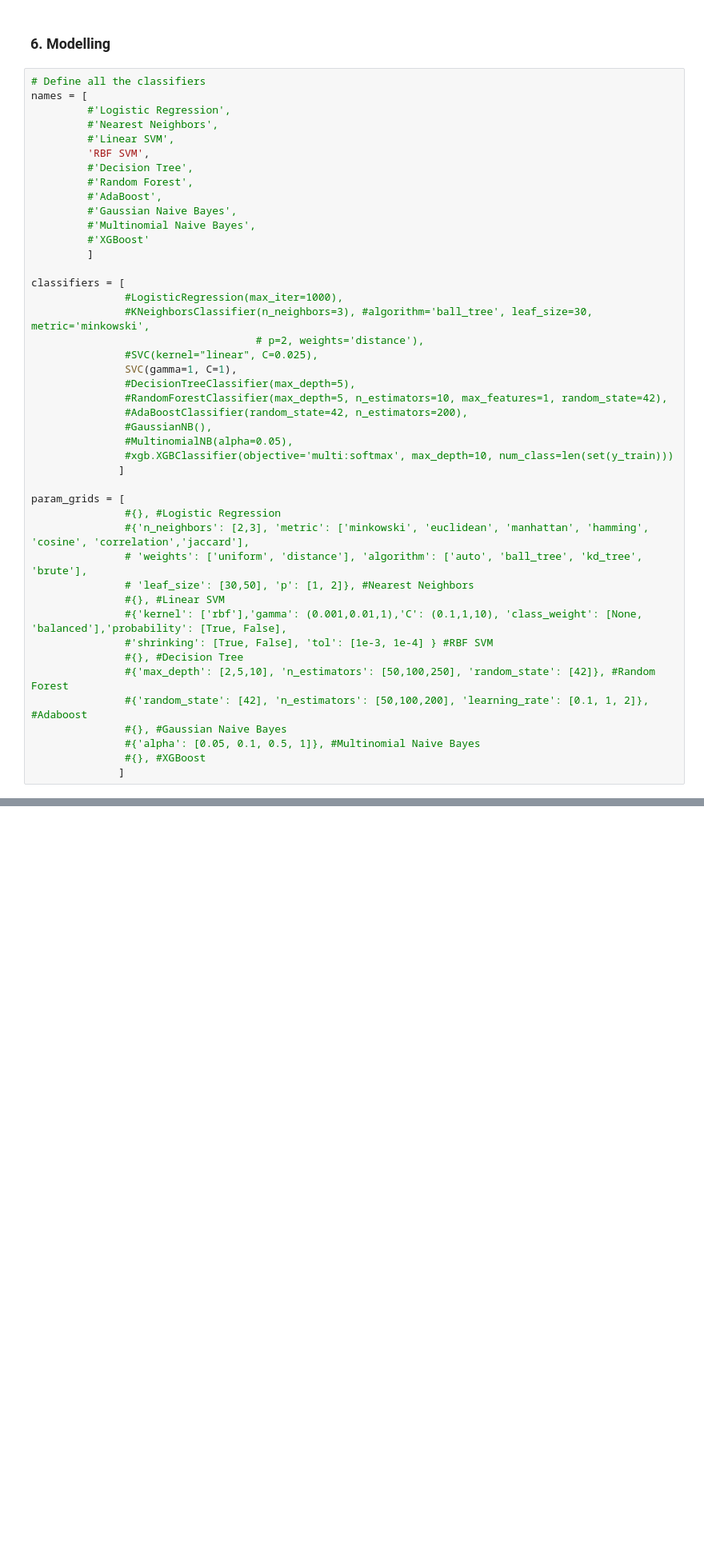
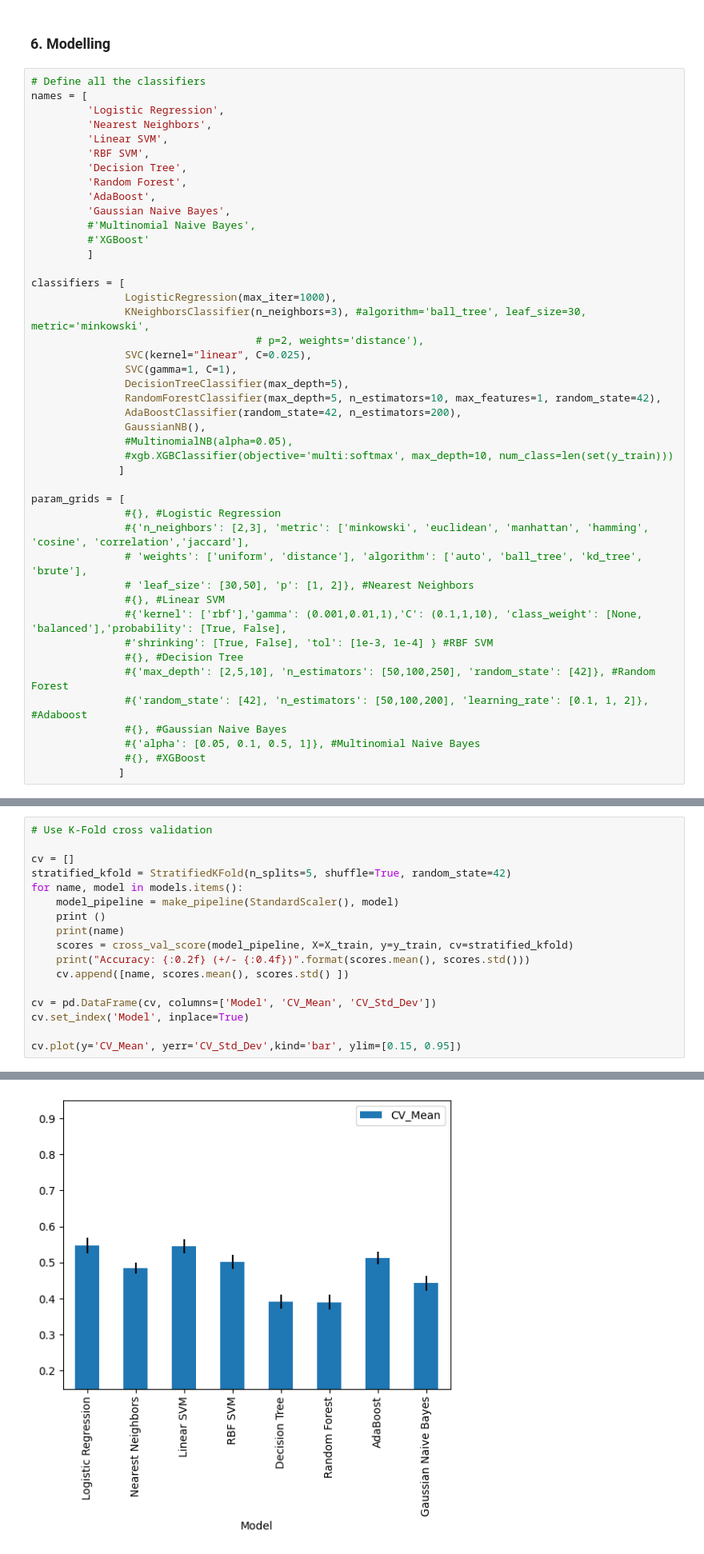
Before and after one commit to dawieloots/advanced-classification-predict, a Jupyter notebook: notebook/advanced-classification-predict-colab.ipynb, the cells around one changed output, grey strips where cells are left out. Shown at 80% size. Saved outputs shown, nothing was run; the diff lists cells and outputs as text; blank space fills up the shorter version.

```diff
--- a/notebook/advanced-classification-predict-colab.ipynb
+++ b/notebook/advanced-classification-predict-colab.ipynb
@@ -574,28 +574,28 @@ X_test = X_test[:, top_indices]
 # %%
 # Define all the classifiers
 names = [
-         #'Logistic Regression',
-         #'Nearest Neighbors',
-         #'Linear SVM',
+         'Logistic Regression',
+         'Nearest Neighbors',
+         'Linear SVM',
          'RBF SVM',
-         #'Decision Tree',
-         #'Random Forest',
-         #'AdaBoost',
-         #'Gaussian Naive Bayes',
+         'Decision Tree',
+         'Random Forest',
+         'AdaBoost',
+         'Gaussian Naive Bayes',
          #'Multinomial Naive Bayes',
          #'XGBoost'
          ]
 
 classifiers = [
-               #LogisticRegression(max_iter=1000),
-               #KNeighborsClassifier(n_neighbors=3), #algorithm='ball_tree', leaf_size=30, metric='minkowski',
+               LogisticRegression(max_iter=1000),
+               KNeighborsClassifier(n_neighbors=3), #algorithm='ball_tree', leaf_size=30, metric='minkowski',
                                     # p=2, weights='distance'),
-               #SVC(kernel="linear", C=0.025),
+               SVC(kernel="linear", C=0.025),
                SVC(gamma=1, C=1),
-               #DecisionTreeClassifier(max_depth=5),
-               #RandomForestClassifier(max_depth=5, n_estimators=10, max_features=1, random_state=42),
-               #AdaBoostClassifier(random_state=42, n_estimators=200),
-               #GaussianNB(),
+               DecisionTreeClassifier(max_depth=5),
+               RandomForestClassifier(max_depth=5, n_estimators=10, max_features=1, random_state=42),
+               AdaBoostClassifier(random_state=42, n_estimators=200),
+               GaussianNB(),
                #MultinomialNB(alpha=0.05),
                #xgb.XGBClassifier(objective='multi:softmax', max_depth=10, num_class=len(set(y_train)))
               ]
@@ -680,0 +693,18 @@ cv.plot(y='CV_Mean', yerr='CV_Std_Dev',kind='bar', ylim=[0.15, 0.95])
+# %%
+# Use K-Fold cross validation
+
+cv = []
+stratified_kfold = StratifiedKFold(n_splits=5, shuffle=True, random_state=42)
+for name, model in models.items():
+    model_pipeline = make_pipeline(StandardScaler(), model)
+    print ()
+    print(name)
+    scores = cross_val_score(model_pipeline, X=X_train, y=y_train, cv=stratified_kfold)
+    print("Accuracy: {:0.2f} (+/- {:0.4f})".format(scores.mean(), scores.std()))
+    cv.append([name, scores.mean(), scores.std() ])
+
+cv = pd.DataFrame(cv, columns=['Model', 'CV_Mean', 'CV_Std_Dev'])
+cv.set_index('Model', inplace=True)
+
+cv.plot(y='CV_Mean', yerr='CV_Std_Dev',kind='bar', ylim=[0.15, 0.95])
+# %% [output]
@@ -681,3 +729,4 @@ cv.plot(y='CV_Mean', yerr='CV_Std_Dev',kind='bar', ylim=[0.15, 0.95])
+[figure, added]
 # %% [markdown]
 # Manual KNN hyperparameters
 
```
Also changed, not shown: parts of 17 cells of this notebook, 8 other files.
